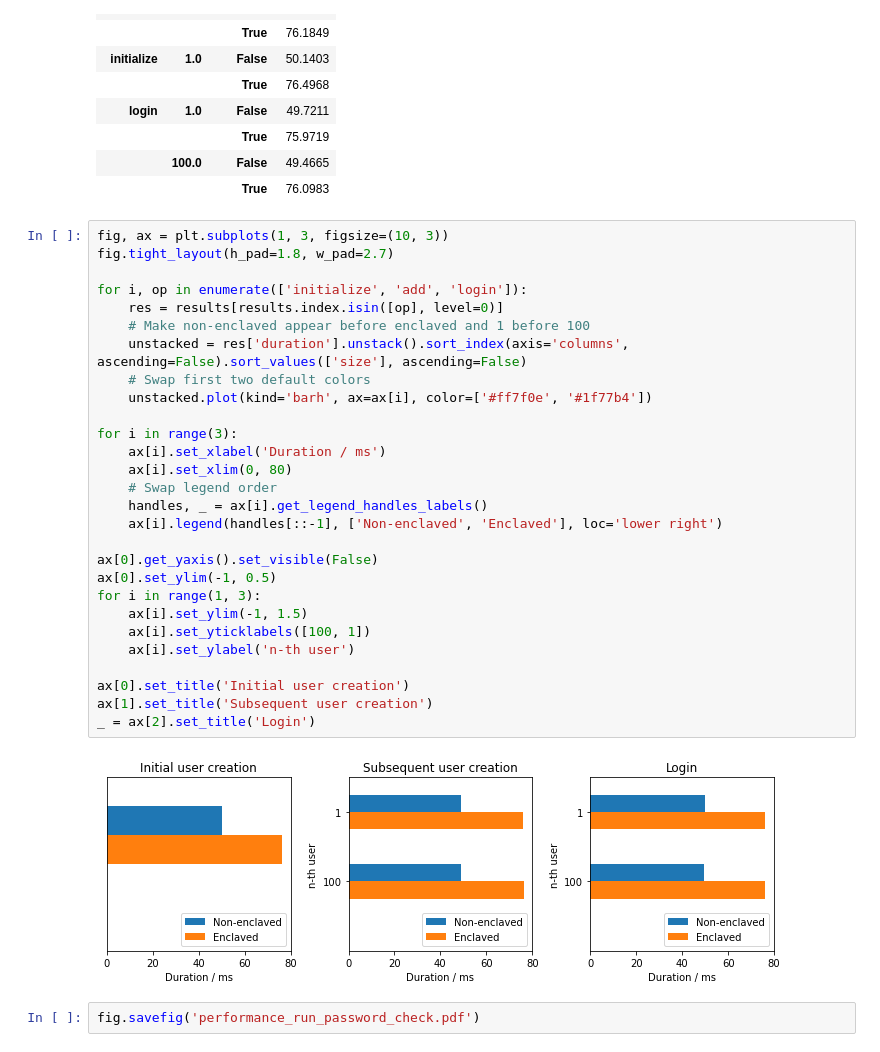
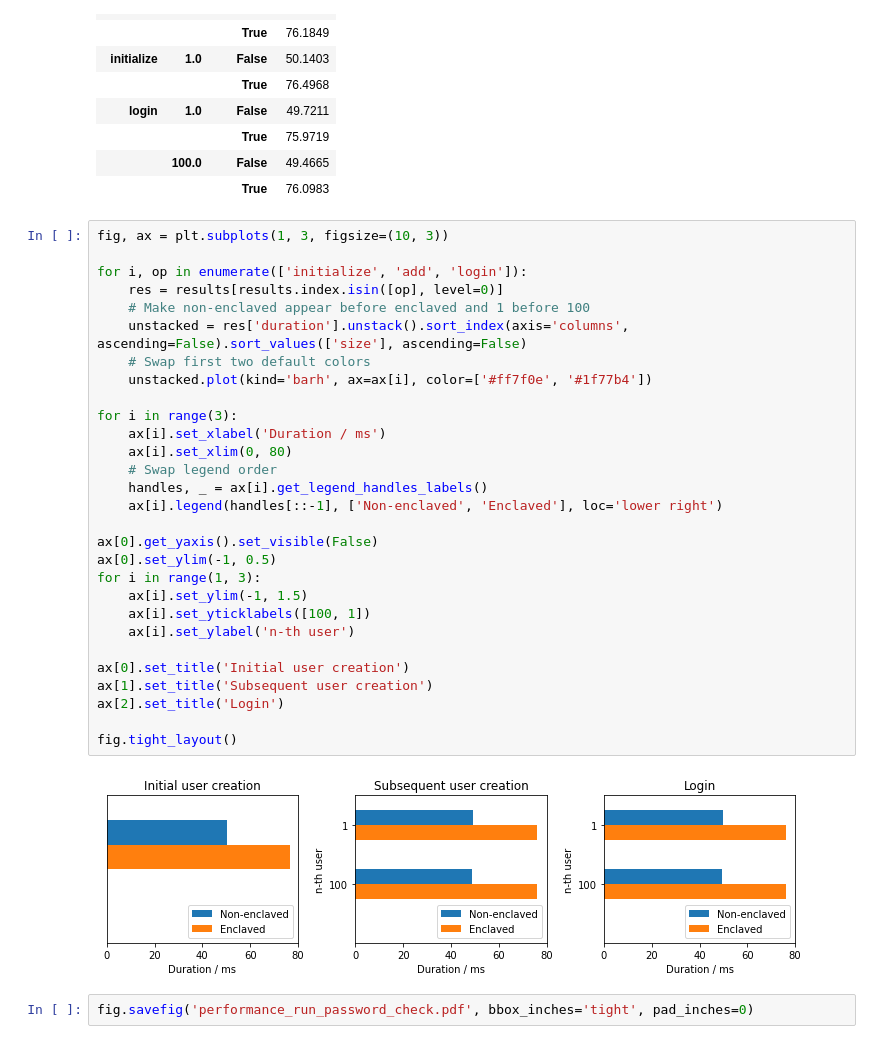
Before and after one commit to F30/Cadote, a Jupyter notebook: examples/performance_macro.ipynb, the cells around one changed output. Cells and saved outputs as stored; diff of their text form.

```diff
--- a/examples/performance_macro.ipynb
+++ b/examples/performance_macro.ipynb
@@ -156,33 +160,34 @@ results
 |  |  | True | 76.0983 |
 # %%
 fig, ax = plt.subplots(1, 3, figsize=(10, 3))
-fig.tight_layout(h_pad=1.8, w_pad=2.7)
 
 for i, op in enumerate(['initialize', 'add', 'login']):
     res = results[results.index.isin([op], level=0)]
     # Make non-enclaved appear before enclaved and 1 before 100
     unstacked = res['duration'].unstack().sort_index(axis='columns', ascending=False).sort_values(['size'], ascending=False)
     # Swap first two default colors
     unstacked.plot(kind='barh', ax=ax[i], color=['#ff7f0e', '#1f77b4'])
 
 for i in range(3):
     ax[i].set_xlabel('Duration / ms')
     ax[i].set_xlim(0, 80)
     # Swap legend order
     handles, _ = ax[i].get_legend_handles_labels()
     ax[i].legend(handles[::-1], ['Non-enclaved', 'Enclaved'], loc='lower right')
 
 ax[0].get_yaxis().set_visible(False)
 ax[0].set_ylim(-1, 0.5)
 for i in range(1, 3):
     ax[i].set_ylim(-1, 1.5)
     ax[i].set_yticklabels([100, 1])
     ax[i].set_ylabel('n-th user')
 
 ax[0].set_title('Initial user creation')
 ax[1].set_title('Subsequent user creation')
-_ = ax[2].set_title('Login')
+ax[2].set_title('Login')
+
+fig.tight_layout()
 # %% [output]
-[figure, old version]
+[figure, new version]
 # %%
-fig.savefig('performance_run_password_check.pdf')
+fig.savefig('performance_run_password_check.pdf', bbox_inches='tight', pad_inches=0)
```
Also changed, not shown: parts of 4 cells of this notebook, 1 other file.
